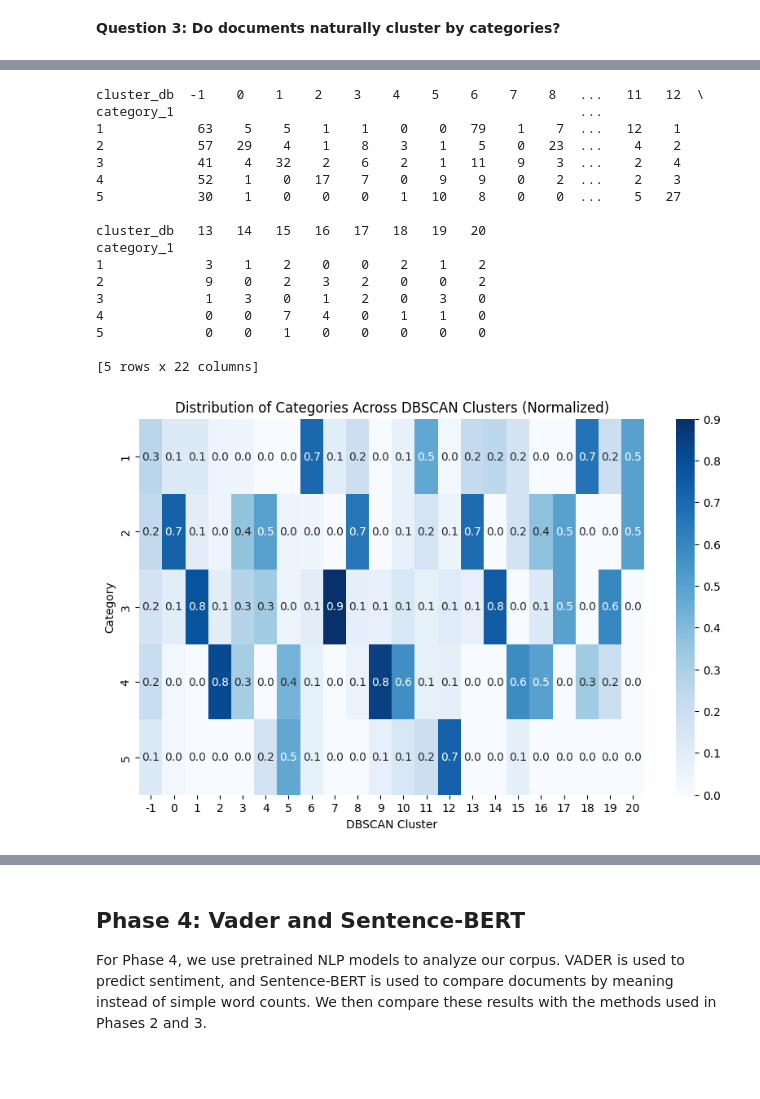
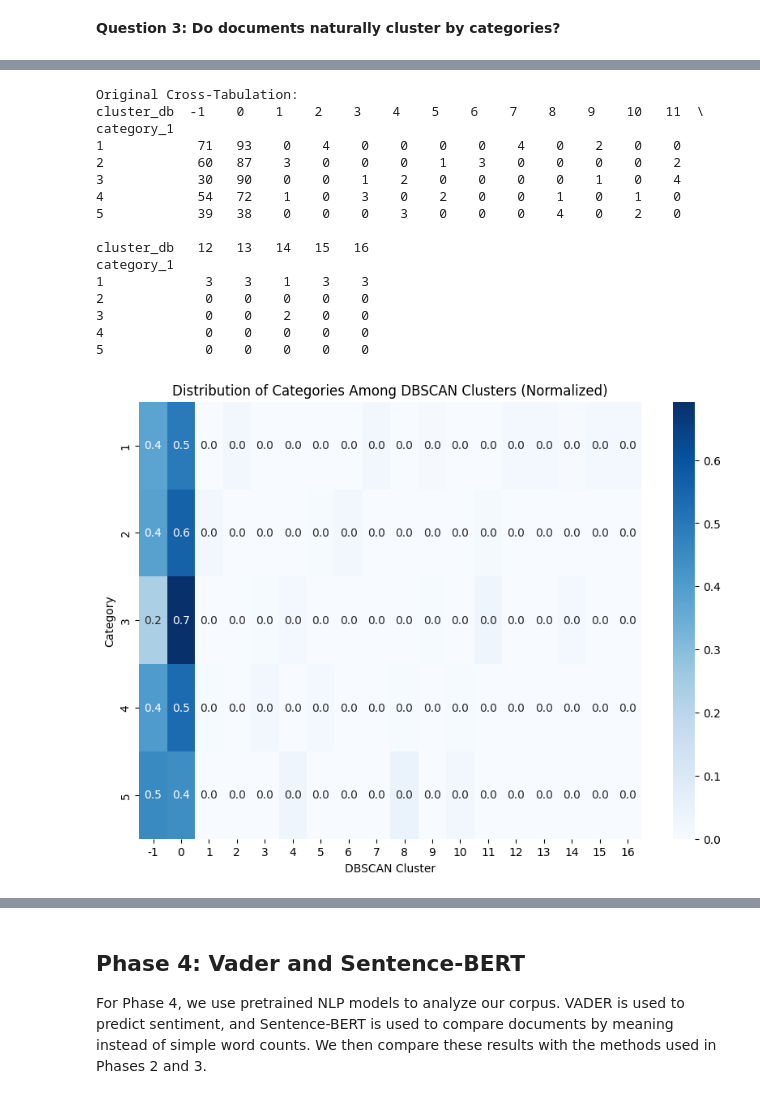
Before and after one commit to christiewong219/Team-5-CS105-Final-Project, a Jupyter notebook: Team_5_Phase_2_3.ipynb, the cells around one changed output, grey strips where cells are left out. Drawn from its saved outputs; the diff is of its cells as text; code cells hidden in the pictures; blank space fills up the shorter version.

```diff
--- a/Team_5_Phase_2_3.ipynb
+++ b/Team_5_Phase_2_3.ipynb
@@ -881,11 +887,8 @@ For this task, we wanted to see if documents naturally clustered by categories.
 svd = TruncatedSVD(n_components = 100, random_state=RANDOM_STATE)
 reduced = svd.fit_transform(X_tfidf)
 
-# normalize
-reduced = normalize(reduced)
-
 # clustering
-db_mod = DBSCAN(eps = 0.5, min_samples = 5, metric = "cosine")
+db_mod = DBSCAN(eps = 0.6, min_samples = 3)
 df['cluster_db'] = db_mod.fit_predict(reduced)
 
 # doc distribution
@@ -935,32 +919,32 @@ Name: count, dtype: int64
 # %%
 # Distribution of categories across DBSCAN Clusters
 cross_tab = pd.crosstab(df["category_1"], df["cluster_db"])
+print("Original Cross-Tabulation:")
 print(cross_tab)
 
-cross_tab_dbnorm = pd.crosstab(df["category_1"], df["cluster_db"], normalize = "columns")
+cross_tab_normalized = cross_tab.div(cross_tab.sum(axis = 1), axis = 0)
 
-plt.figure(figsize = (10, 6))
-sns.heatmap(cross_tab_dbnorm, annot = True, fmt=".1f", cmap ="Blues")
-plt.title("Distribution of Categories Across DBSCAN Clusters (Normalized)")
+plt.figure(figsize=(10, 7))
+sns.heatmap(cross_tab_normalized, annot = True, fmt=".1f", cmap ="Blues")
+plt.title("Distribution of Categories Among DBSCAN Clusters (Normalized)")
 plt.xlabel("DBSCAN Cluster")
 plt.ylabel("Category")
 plt.show()
 # %% [output]
-cluster_db  -1    0    1    2    3    4    5    6    7    8   ...   11   12  \
-category_1                                                    ...
-1            63    5    5    1    1    0    0   79    1    7  ...   12    1
-2            57   29    4    1    8    3    1    5    0   23  ...    4    2
-3            41    4   32    2    6    2    1   11    9    3  ...    2    4
-4            52    1    0   17    7    0    9    9    0    2  ...    2    3
-5            30    1    0    0    0    1   10    8    0    0  ...    5   27
+Original Cross-Tabulation:
+cluster_db  -1    0    1    2    3    4    5    6    7    8    9    10   11  \
+category_1
+1            71   93    0    4    0    0    0    0    4    0    2    0    0
+2            60   87    3    0    0    0    1    3    0    0    0    0    2
+3            30   90    0    0    1    2    0    0    0    0    1    0    4
+4            54   72    1    0    3    0    2    0    0    1    0    1    0
+5            39   38    0    0    0    3    0    0    0    4    0    2    0
 
-cluster_db   13   14   15   16   17   18   19   20
+cluster_db   12   13   14   15   16
 category_1
-1             3    1    2    0    0    2    1    2
-2             9    0    2    3    2    0    0    2
-3             1    3    0    1    2    0    3    0
-4             0    0    7    4    0    1    1    0
-5             0    0    1    0    0    0    0    0
-
-[5 rows x 22 columns]
+1             3    3    1    3    3
+2             0    0    0    0    0
+3             0    0    2    0    0
+4             0    0    0    0    0
+5             0    0    0    0    0
-[figure, old version]
+[figure, new version]
```
Also changed, not shown: parts of 20 cells of this notebook.
